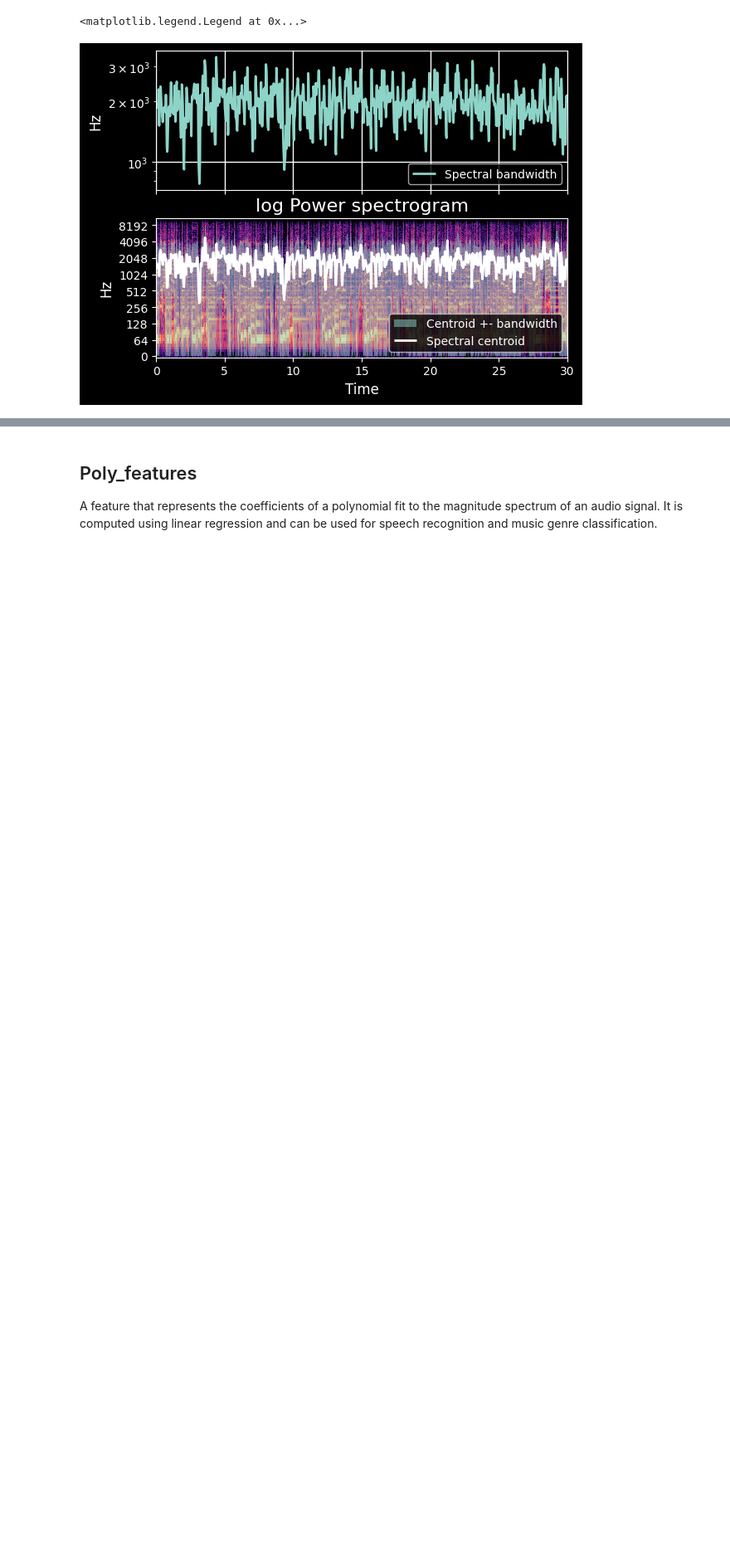
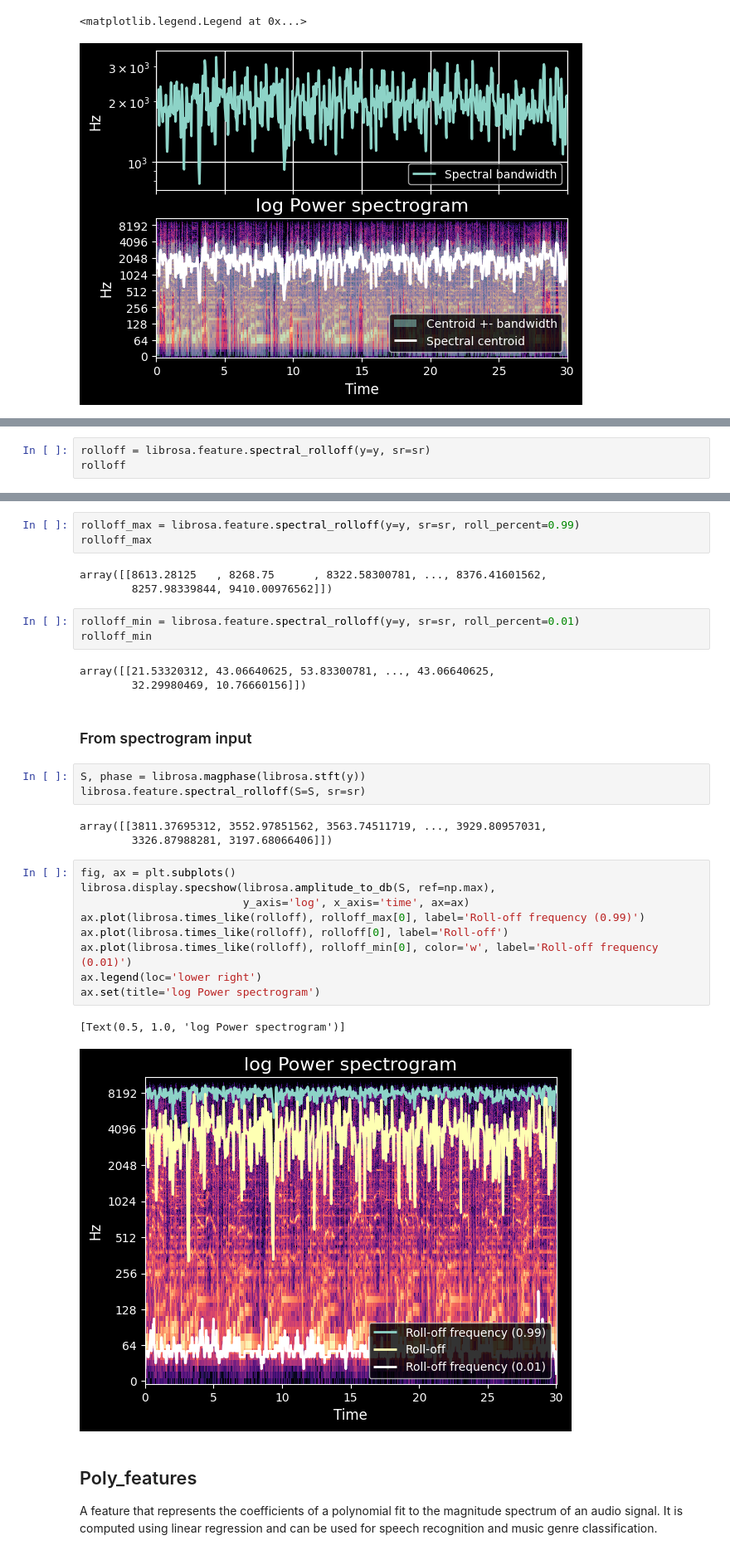
Before and after one commit to OrderAndCh4oS/analyse-audio-python, a Jupyter notebook: analyse_audio_features.ipynb, the cells around one changed output, grey strips where cells are left out. Shown at 83% size. Saved outputs shown, nothing was run; the diff lists cells and outputs as text; blank space fills up the shorter version.

```diff
--- a/analyse_audio_features.ipynb
+++ b/analyse_audio_features.ipynb
@@ -670,0 +818,3 @@ A feature that represents the frequency below which a certain percentage of the
+# %%
+rolloff = librosa.feature.spectral_rolloff(y=y, sr=sr)
+rolloff
@@ -671,3 +824,35 @@ A feature that represents the frequency below which a certain percentage of the
+# %%
+rolloff_max = librosa.feature.spectral_rolloff(y=y, sr=sr, roll_percent=0.99)
+rolloff_max
+# %% [output]
+array([[8613.28125   , 8268.75      , 8322.58300781, ..., 8376.41601562,
+        8257.98339844, 9410.00976562]])
+# %%
+rolloff_min = librosa.feature.spectral_rolloff(y=y, sr=sr, roll_percent=0.01)
+rolloff_min
+# %% [output]
+array([[21.53320312, 43.06640625, 53.83300781, ..., 43.06640625,
+        32.29980469, 10.76660156]])
+# %% [markdown]
+### From spectrogram input
+# %%
+S, phase = librosa.magphase(librosa.stft(y))
+librosa.feature.spectral_rolloff(S=S, sr=sr)
+# %% [output]
+array([[3811.37695312, 3552.97851562, 3563.74511719, ..., 3929.80957031,
+        3326.87988281, 3197.68066406]])
+# %%
+fig, ax = plt.subplots()
+librosa.display.specshow(librosa.amplitude_to_db(S, ref=np.max),
+                         y_axis='log', x_axis='time', ax=ax)
+ax.plot(librosa.times_like(rolloff), rolloff_max[0], label='Roll-off frequency (0.99)')
+ax.plot(librosa.times_like(rolloff), rolloff[0], label='Roll-off')
+ax.plot(librosa.times_like(rolloff), rolloff_min[0], color='w', label='Roll-off frequency (0.01)')
+ax.legend(loc='lower right')
+ax.set(title='log Power spectrogram')
+# %% [output]
+[Text(0.5, 1.0, 'log Power spectrogram')]
+[figure, added]
 # %% [markdown]
 ## Poly_features
 
```
Also changed, not shown: parts of 22 cells of this notebook.
